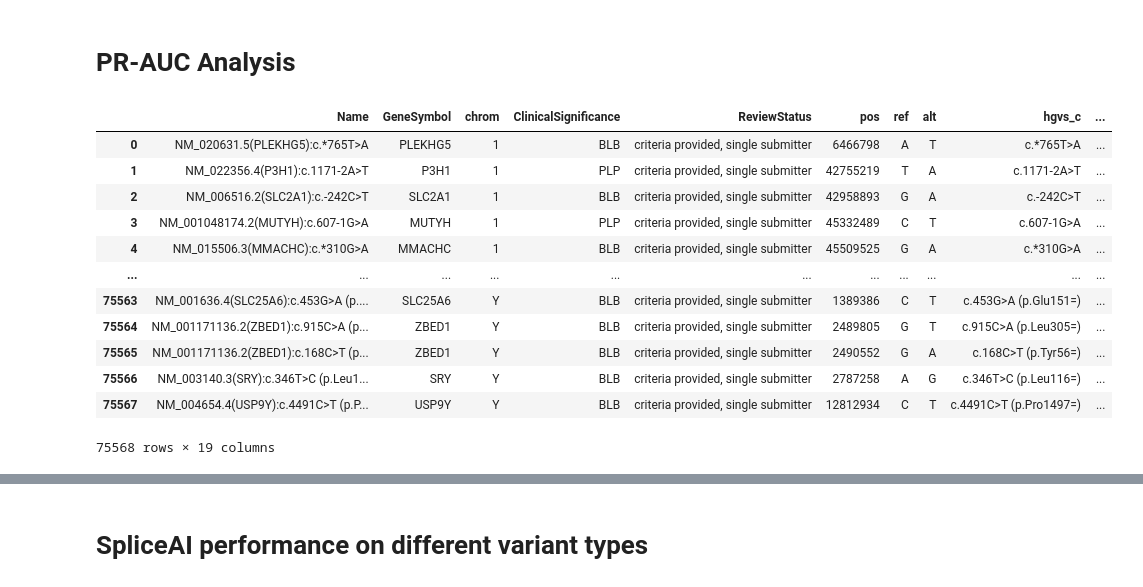
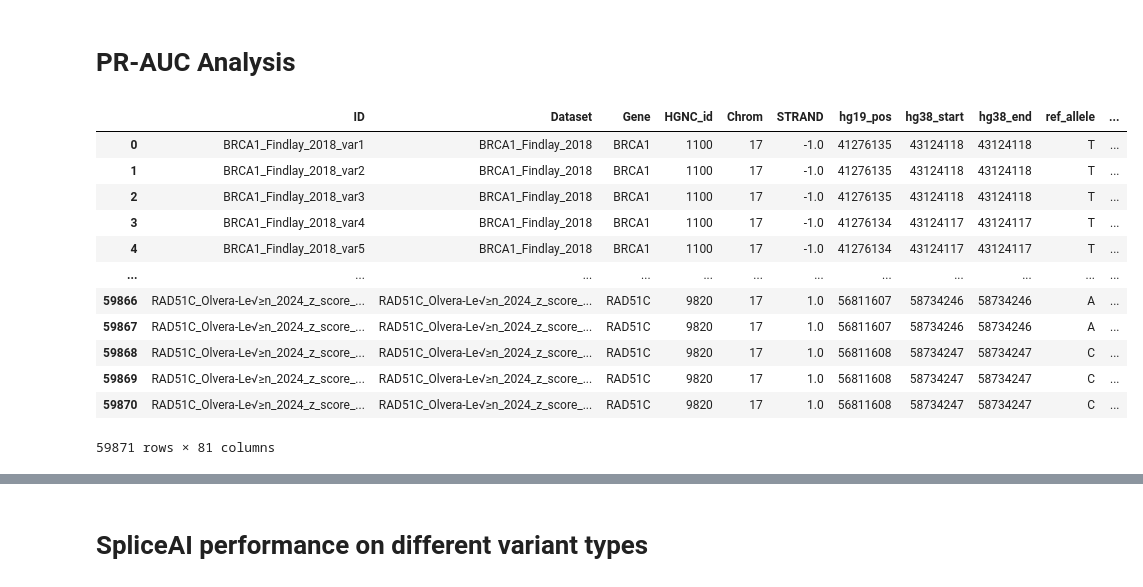
Before and after one commit to ivanw314/PillarProject_CAVA_Analysis, a Jupyter notebook: Notebooks/PP_SpliceAI_Joint_benchmarking.ipynb, the cells around one changed output, grey strips where cells are left out. Cells and saved outputs as stored; diff of their text form; code cells hidden in the pictures.

```diff
--- a/Notebooks/PP_SpliceAI_Joint_benchmarking.ipynb
+++ b/Notebooks/PP_SpliceAI_Joint_benchmarking.ipynb
@@ -601,37 +609,37 @@ def make_pr_curve(
 # %%
 iter_dict = {
     'SGE': {'truth_col': 'auth_reported_func_class', 'pos_label': 'functionally_abnormal', 'neg_label': 'functionally_normal'},
     'curated': {'truth_col': 'splice_consequence', 'pos_label': 'abnormal', 'neg_label': 'normal'},
     'ClinVar': {'truth_col': 'ClinicalSignificance', 'pos_label': 'PLP', 'neg_label': 'BLB'}
 }
 
 consequence_filters = {
     'all': ['Intron', 'Splice Region', 'Missense', 'Synonymous', 'UTR'],
     'Splice Region': ['Splice Region'],
     'non-splice': ['Intron', 'Missense', 'Synonymous', 'UTR'],
     'coding': ['Missense', 'Synonymous'],
     'non-coding & non-splice': ['Intron', 'UTR']
 }
 
 dfs = {'SGE': raw_sge_set,
        'curated': curated_set_remapped,
        'ClinVar': clinvar_set_remapped
        }
 
-clinvar_set_remapped
+raw_sge_set
 # %% [output]
-|  | Name | GeneSymbol | chrom | ClinicalSignificance | ReviewStatus | pos | ref | alt | hgvs_c | ... |
-| 0 | NM_020631.5(PLEKHG5):c.*765T>A | PLEKHG5 | 1 | BLB | criteria provided, single submitter | 6466798 | A | T | c.*765T>A | ... |
-| 1 | NM_022356.4(P3H1):c.1171-2A>T | P3H1 | 1 | PLP | criteria provided, single submitter | 42755219 | T | A | c.1171-2A>T | ... |
-| 2 | NM_006516.2(SLC2A1):c.-242C>T | SLC2A1 | 1 | BLB | criteria provided, single submitter | 42958893 | G | A | c.-242C>T | ... |
-| 3 | NM_001048174.2(MUTYH):c.607-1G>A | MUTYH | 1 | PLP | criteria provided, single submitter | 45332489 | C | T | c.607-1G>A | ... |
-| 4 | NM_015506.3(MMACHC):c.*310G>A | MMACHC | 1 | BLB | criteria provided, single submitter | 45509525 | G | A | c.*310G>A | ... |
-| ... | ... | ... | ... | ... | ... | ... | ... | ... | ... | ... |
-| 75563 | NM_001636.4(SLC25A6):c.453G>A (p.... | SLC25A6 | Y | BLB | criteria provided, single submitter | 1389386 | C | T | c.453G>A (p.Glu151=) | ... |
-| 75564 | NM_001171136.2(ZBED1):c.915C>A (p... | ZBED1 | Y | BLB | criteria provided, single submitter | 2489805 | G | T | c.915C>A (p.Leu305=) | ... |
-| 75565 | NM_001171136.2(ZBED1):c.168C>T (p... | ZBED1 | Y | BLB | criteria provided, single submitter | 2490552 | G | A | c.168C>T (p.Tyr56=) | ... |
-| 75566 | NM_003140.3(SRY):c.346T>C (p.Leu1... | SRY | Y | BLB | criteria provided, single submitter | 2787258 | A | G | c.346T>C (p.Leu116=) | ... |
-| 75567 | NM_004654.4(USP9Y):c.4491C>T (p.P... | USP9Y | Y | BLB | criteria provided, single submitter | 12812934 | C | T | c.4491C>T (p.Pro1497=) | ... |
+|  | ID | Dataset | Gene | HGNC_id | Chrom | STRAND | hg19_pos | hg38_start | hg38_end | ref_allele | ... |
+| 0 | BRCA1_Findlay_2018_var1 | BRCA1_Findlay_2018 | BRCA1 | 1100 | 17 | -1.0 | 41276135 | 43124118 | 43124118 | T | ... |
+| 1 | BRCA1_Findlay_2018_var2 | BRCA1_Findlay_2018 | BRCA1 | 1100 | 17 | -1.0 | 41276135 | 43124118 | 43124118 | T | ... |
+| 2 | BRCA1_Findlay_2018_var3 | BRCA1_Findlay_2018 | BRCA1 | 1100 | 17 | -1.0 | 41276135 | 43124118 | 43124118 | T | ... |
+| 3 | BRCA1_Findlay_2018_var4 | BRCA1_Findlay_2018 | BRCA1 | 1100 | 17 | -1.0 | 41276134 | 43124117 | 43124117 | T | ... |
+| 4 | BRCA1_Findlay_2018_var5 | BRCA1_Findlay_2018 | BRCA1 | 1100 | 17 | -1.0 | 41276134 | 43124117 | 43124117 | T | ... |
+| ... | ... | ... | ... | ... | ... | ... | ... | ... | ... | ... | ... |
+| 59866 | RAD51C_Olvera-Le√≥n_2024_z_score_... | RAD51C_Olvera-Le√≥n_2024_z_score_... | RAD51C | 9820 | 17 | 1.0 | 56811607 | 58734246 | 58734246 | A | ... |
+| 59867 | RAD51C_Olvera-Le√≥n_2024_z_score_... | RAD51C_Olvera-Le√≥n_2024_z_score_... | RAD51C | 9820 | 17 | 1.0 | 56811607 | 58734246 | 58734246 | A | ... |
+| 59868 | RAD51C_Olvera-Le√≥n_2024_z_score_... | RAD51C_Olvera-Le√≥n_2024_z_score_... | RAD51C | 9820 | 17 | 1.0 | 56811608 | 58734247 | 58734247 | C | ... |
+| 59869 | RAD51C_Olvera-Le√≥n_2024_z_score_... | RAD51C_Olvera-Le√≥n_2024_z_score_... | RAD51C | 9820 | 17 | 1.0 | 56811608 | 58734247 | 58734247 | C | ... |
+| 59870 | RAD51C_Olvera-Le√≥n_2024_z_score_... | RAD51C_Olvera-Le√≥n_2024_z_score_... | RAD51C | 9820 | 17 | 1.0 | 56811608 | 58734247 | 58734247 | C | ... |
-75568 rows × 19 columns
+59871 rows × 81 columns
 # %%
 for dataset in dfs.keys():
```
Also changed, not shown: parts of 5 cells of this notebook.
